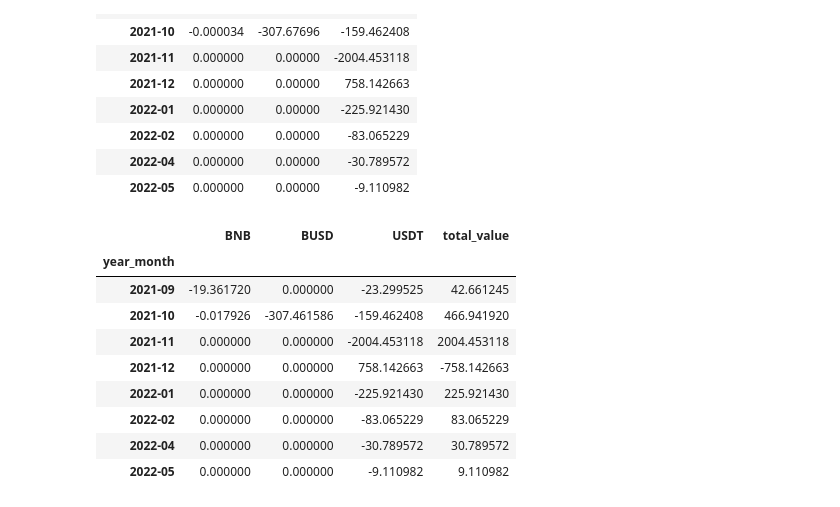
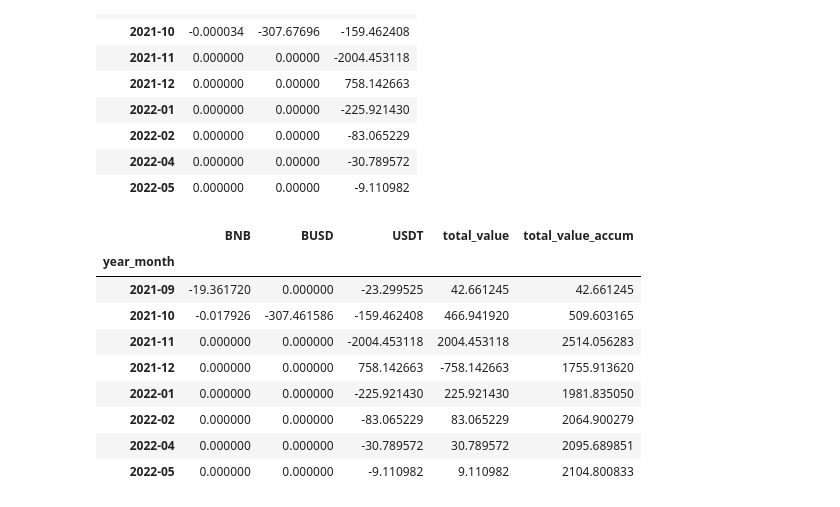
Before and after one commit to ferseguias/binance_dashboard, a Jupyter notebook: notebooks/wallet_futures.ipynb, the cells around one changed output. Drawn from its saved outputs; the diff is of its cells as text; code cells hidden in the pictures.

```diff
--- a/notebooks/wallet_futures.ipynb
+++ b/notebooks/wallet_futures.ipynb
@@ -43,10 +43,10 @@ prueba
 #get monthly fees paid per coin
 fees = df_futures.loc[(df_futures['Operation'] == 'Fee') | (df_futures['Operation'] == 'Funding Fee') | (df_futures['Operation'] == 'Referrer rebates')]
 fees['year_month'] = fees['UTC_Time'].dt.strftime('%Y-%m')
-monthly_bal = fees.groupby(['year_month', 'Coin']).sum()['Change'].reset_index()
-monthly_bal = monthly_bal.pivot(index='year_month', columns='Coin', values='Change').fillna(0)
-#monthly_bal = monthly_bal.cumsum()
-monthly_bal
+fees_monthly_bal = fees.groupby(['year_month', 'Coin']).sum()['Change'].reset_index()
+fees_monthly_bal = fees_monthly_bal.pivot(index='year_month', columns='Coin', values='Change').fillna(0)
+#fees_monthly_bal = fees_monthly_bal.cumsum()
+fees_monthly_bal
 # %% [output]
 | Coin | BNB | BUSD | USDT |
 | year_month |  |  |  |
@@ -61,42 +61,43 @@ monthly_bal
 # %%
 #import month-end prices for all coins in USDT
 df_hist_prices = pd.read_excel('../database/prices/historical_prices.xlsx')
 df_hist_prices.set_index('datetime', inplace=True)
 
 end_dates = []
-for i in monthly_bal.index:
+for i in fees_monthly_bal.index:
     if i.split('-')[1] == '02':
         end_dates.append(i + '-28')
     elif i.split('-')[1] == '01' or i.split('-')[1] == '03' or i.split('-')[1] == '05' or i.split('-')[1] == '07' or i.split('-')[1] == '08' or i.split('-')[1] == '10' or i.split('-')[1] == '12':
         end_dates.append(i + '-31')
     else:
         end_dates.append(i + '-30')
 monthly_prices = df_hist_prices.loc[end_dates].reset_index()
 monthly_prices['datetime'] = monthly_prices['datetime'].dt.strftime('%Y-%m')
 monthly_prices.set_index('datetime', inplace=True)
 
 #join prices and balances to get value in USDT
-join = monthly_bal.join(monthly_prices, how='outer')
-for i in monthly_bal.columns:
+join = fees_monthly_bal.join(monthly_prices, how='outer')
+for i in fees_monthly_bal.columns:
     if i == 'USDT':
         pass
     else:
         name_price = i + 'USDT'
         join[i] = join[i] * join[name_price]
 join.drop(monthly_prices.columns, axis=1, inplace=True)
 join['total_value'] = -join.sum(axis=1)
+join['total_value_accum'] = join['total_value'].cumsum()
 join
 # %% [output]
-|  | BNB | BUSD | USDT | total_value |
-| year_month |  |  |  |  |
-| 2021-09 | -19.361720 | 0.000000 | -23.299525 | 42.661245 |
-| 2021-10 | -0.017926 | -307.461586 | -159.462408 | 466.941920 |
-| 2021-11 | 0.000000 | 0.000000 | -2004.453118 | 2004.453118 |
-| 2021-12 | 0.000000 | 0.000000 | 758.142663 | -758.142663 |
-| 2022-01 | 0.000000 | 0.000000 | -225.921430 | 225.921430 |
-| 2022-02 | 0.000000 | 0.000000 | -83.065229 | 83.065229 |
-| 2022-04 | 0.000000 | 0.000000 | -30.789572 | 30.789572 |
-| 2022-05 | 0.000000 | 0.000000 | -9.110982 | 9.110982 |
+|  | BNB | BUSD | USDT | total_value | total_value_accum |
+| year_month |  |  |  |  |  |
+| 2021-09 | -19.361720 | 0.000000 | -23.299525 | 42.661245 | 42.661245 |
+| 2021-10 | -0.017926 | -307.461586 | -159.462408 | 466.941920 | 509.603165 |
+| 2021-11 | 0.000000 | 0.000000 | -2004.453118 | 2004.453118 | 2514.056283 |
+| 2021-12 | 0.000000 | 0.000000 | 758.142663 | -758.142663 | 1755.913620 |
+| 2022-01 | 0.000000 | 0.000000 | -225.921430 | 225.921430 | 1981.835050 |
+| 2022-02 | 0.000000 | 0.000000 | -83.065229 | 83.065229 | 2064.900279 |
+| 2022-04 | 0.000000 | 0.000000 | -30.789572 | 30.789572 | 2095.689851 |
+| 2022-05 | 0.000000 | 0.000000 | -9.110982 | 9.110982 | 2104.800833 |
 # %%
 #plot monthly fees paid in USDT
 fig = plt.figure(figsize=(20, 5))
```
Also changed, not shown: parts of 7 cells of this notebook, 2 other files.
